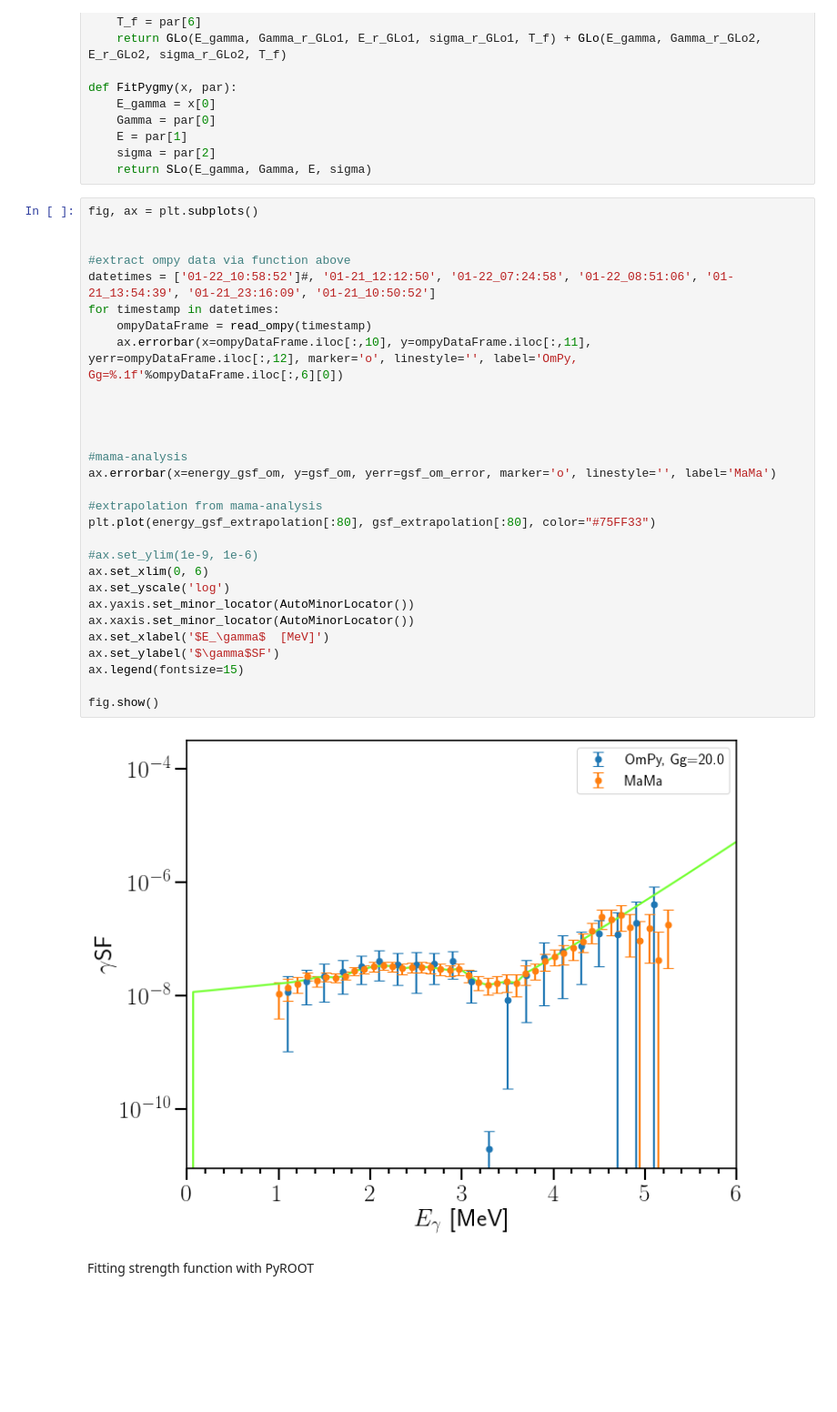
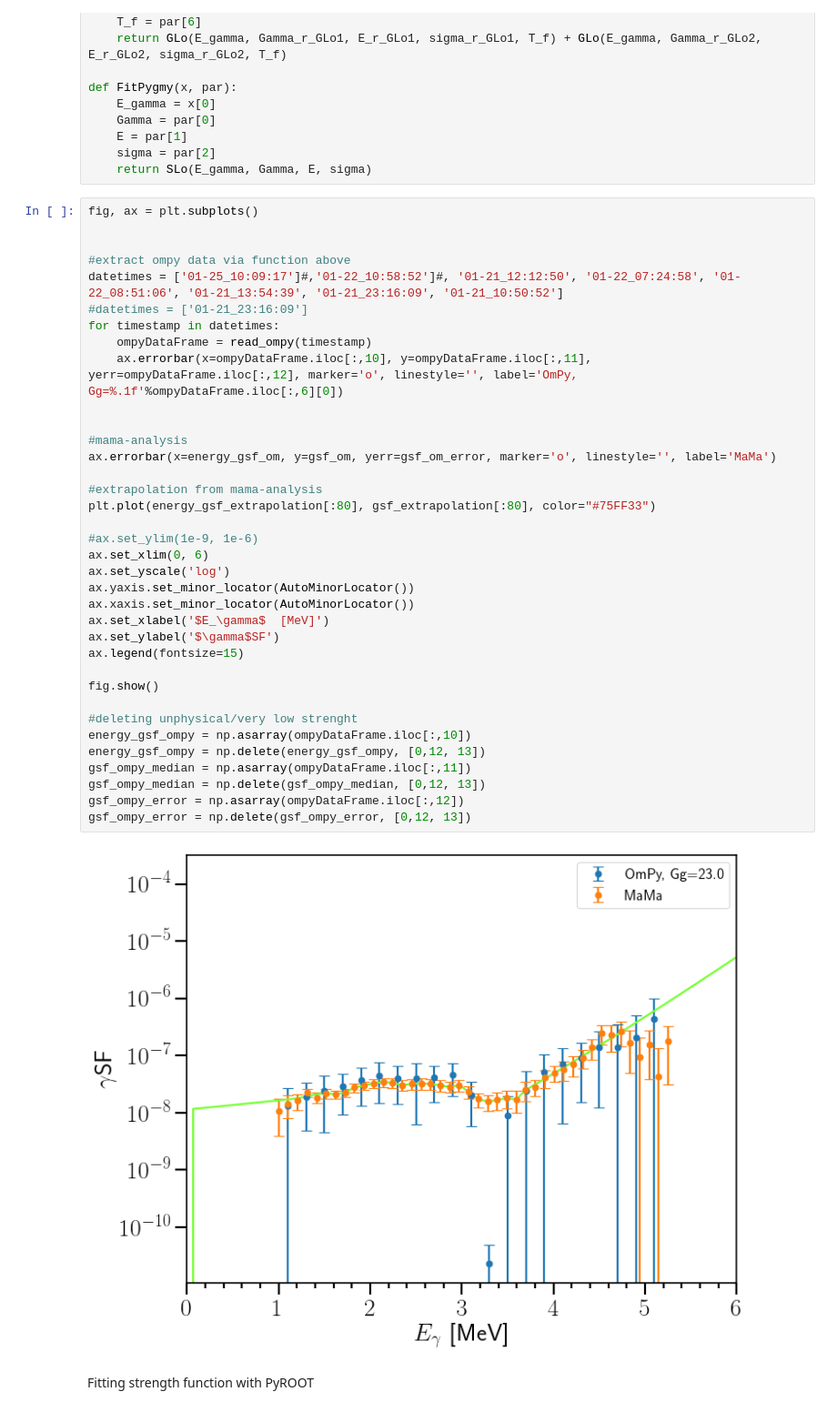
Before and after one commit to tellefs/MasterThesis, a Jupyter notebook: plotting/analysis_plots.ipynb, the cells around one changed output. Shown at 91% size. Cells and saved outputs as stored; diff of their text form; blank space fills up the shorter version.

```diff
--- a/plotting/analysis_plots.ipynb
+++ b/plotting/analysis_plots.ipynb
@@ -443,34 +448,41 @@ def FitPygmy(x, par):
 # %%
 fig, ax = plt.subplots()
 
 
 #extract ompy data via function above
-datetimes = ['01-22_10:58:52']#, '01-21_12:12:50', '01-22_07:24:58', '01-22_08:51:06', '01-21_13:54:39', '01-21_23:16:09', '01-21_10:50:52']
+datetimes = ['01-25_10:09:17']#,'01-22_10:58:52']#, '01-21_12:12:50', '01-22_07:24:58', '01-22_08:51:06', '01-21_13:54:39', '01-21_23:16:09', '01-21_10:50:52']
+#datetimes = ['01-21_23:16:09']
 for timestamp in datetimes:
     ompyDataFrame = read_ompy(timestamp)
     ax.errorbar(x=ompyDataFrame.iloc[:,10], y=ompyDataFrame.iloc[:,11], yerr=ompyDataFrame.iloc[:,12], marker='o', linestyle='', label='OmPy, Gg=%.1f'%ompyDataFrame.iloc[:,6][0])
-
-
 
 
 #mama-analysis
 ax.errorbar(x=energy_gsf_om, y=gsf_om, yerr=gsf_om_error, marker='o', linestyle='', label='MaMa')
 
 #extrapolation from mama-analysis
 plt.plot(energy_gsf_extrapolation[:80], gsf_extrapolation[:80], color="#75FF33")
 
 #ax.set_ylim(1e-9, 1e-6)
 ax.set_xlim(0, 6)
 ax.set_yscale('log')
 ax.yaxis.set_minor_locator(AutoMinorLocator())
 ax.xaxis.set_minor_locator(AutoMinorLocator())
 ax.set_xlabel('$E_\gamma$  [MeV]')
 ax.set_ylabel('$\gamma$SF')
 ax.legend(fontsize=15)
 
 fig.show()
+
+#deleting unphysical/very low strenght
+energy_gsf_ompy = np.asarray(ompyDataFrame.iloc[:,10])
+energy_gsf_ompy = np.delete(energy_gsf_ompy, [0,12, 13])
+gsf_ompy_median = np.asarray(ompyDataFrame.iloc[:,11])
+gsf_ompy_median = np.delete(gsf_ompy_median, [0,12, 13])
+gsf_ompy_error = np.asarray(ompyDataFrame.iloc[:,12])
+gsf_ompy_error = np.delete(gsf_ompy_error, [0,12, 13])
 # %% [output]
-[figure, old version]
+[figure, new version]
 # %% [markdown]
 Fitting strength function with PyROOT
 # %%
```
Also changed, not shown: parts of 4 cells of this notebook, 1 other file.
